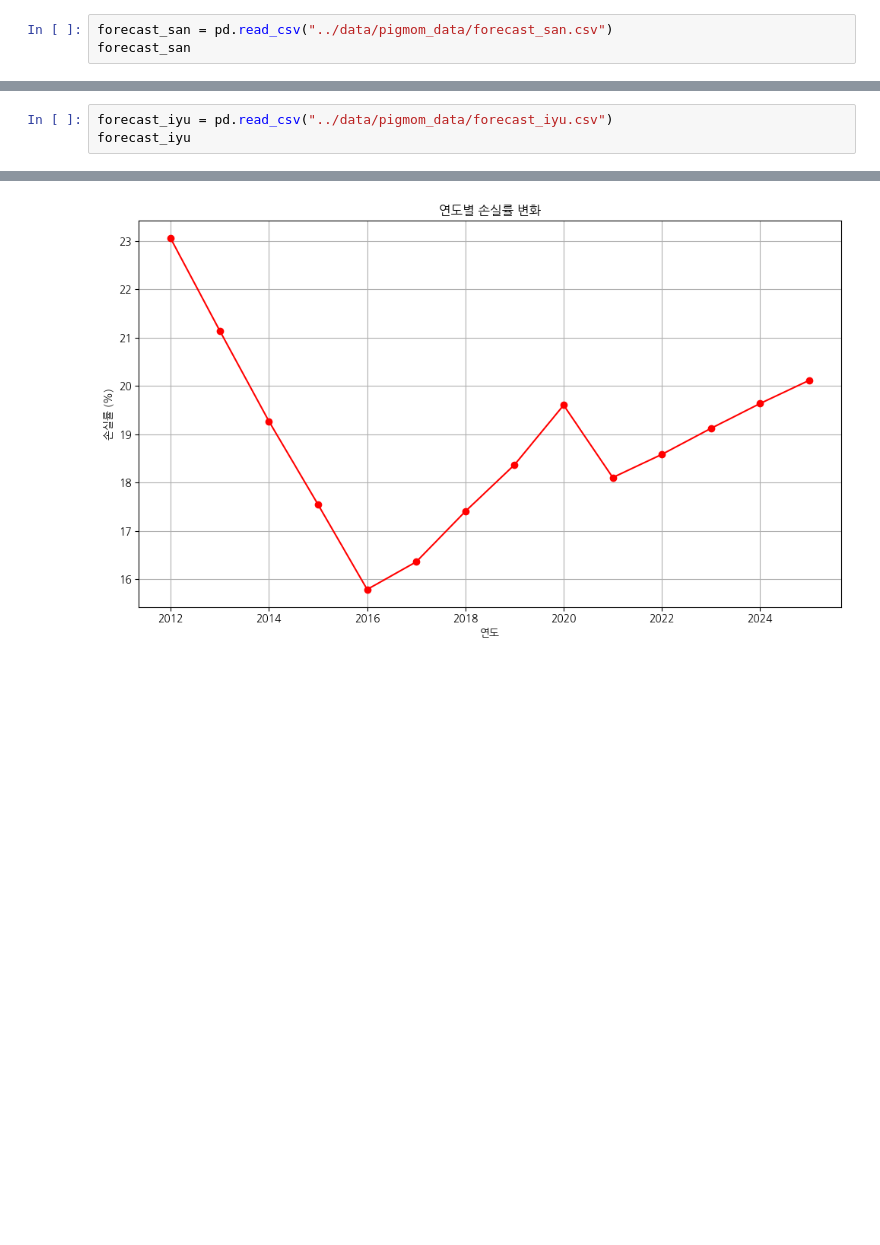
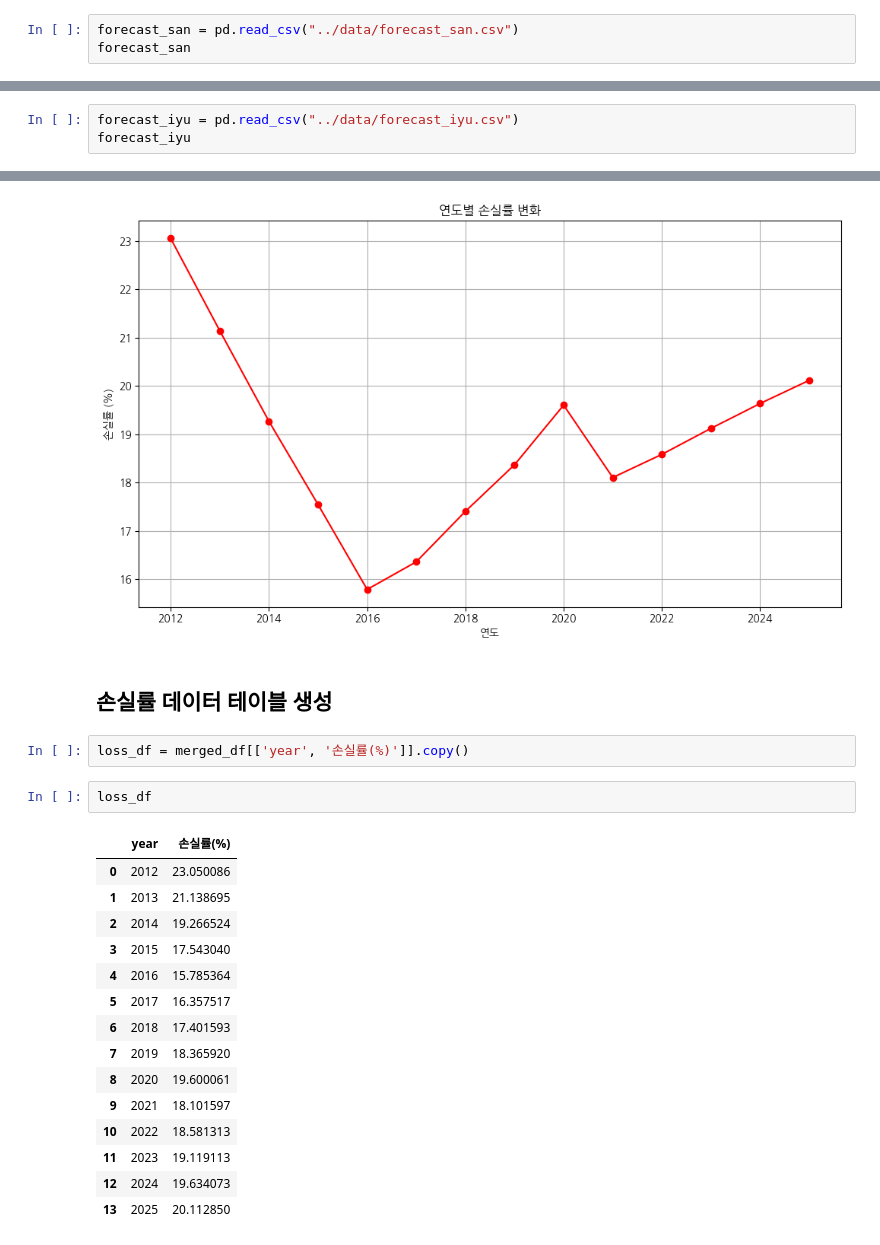
Before and after one commit to leesh0806/pig-management, a Jupyter notebook: analysis/pig_prophet_msy.ipynb, the cells around one changed output, grey strips where cells are left out. Saved outputs shown, nothing was run; the diff lists cells and outputs as text; blank space fills up the shorter version.

```diff
--- a/analysis/pig_prophet_msy.ipynb
+++ b/analysis/pig_prophet_msy.ipynb
@@ -124,7 +124,7 @@ forecast_iyu.to_csv('../data/pigmom_data/forecast_iyu.csv', index=False)
 # %%
 import pandas as pd
 # %%
-forecast_san = pd.read_csv("../data/pigmom_data/forecast_san.csv")
+forecast_san = pd.read_csv("../data/forecast_san.csv")
 forecast_san
 # %% [output]
 |  | ds | trend | yhat_lower | yhat_upper | trend_lower | trend_upper | additive_terms | ... |
@@ -141,7 +141,7 @@ forecast_san
 | 4804 | 2025-12-30 | 15.125976 | 11.901514 | 18.718857 | 13.972341 | 16.330181 | 0.051438 | ... |
 4805 rows × 19 columns
 # %%
-forecast_iyu = pd.read_csv("../data/pigmom_data/forecast_iyu.csv")
+forecast_iyu = pd.read_csv("../data/forecast_iyu.csv")
 forecast_iyu
 # %% [output]
 |  | ds | trend | yhat_lower | yhat_upper | trend_lower | trend_upper | additive_terms | ... |
@@ -381,3 +382,25 @@ plt.savefig('plot_image11.png', dpi=300, bbox_inches='tight', facecolor='white')
 plt.show()
 # %% [output]
 [figure]
+# %% [markdown]
+## 손실률 데이터 테이블 생성
+# %%
+loss_df = merged_df[['year', '손실률(%)']].copy()
+# %%
+loss_df
+# %% [output]
+|  | year | 손실률(%) |
+| 0 | 2012 | 23.050086 |
+| 1 | 2013 | 21.138695 |
+| 2 | 2014 | 19.266524 |
+| 3 | 2015 | 17.543040 |
+| 4 | 2016 | 15.785364 |
+| 5 | 2017 | 16.357517 |
+| 6 | 2018 | 17.401593 |
+| 7 | 2019 | 18.365920 |
+| 8 | 2020 | 19.600061 |
+| 9 | 2021 | 18.101597 |
+| 10 | 2022 | 18.581313 |
+| 11 | 2023 | 19.119113 |
+| 12 | 2024 | 19.634073 |
+| 13 | 2025 | 20.112850 |
```
Also changed, not shown: parts of 11 cells of this notebook, 12 other files.
